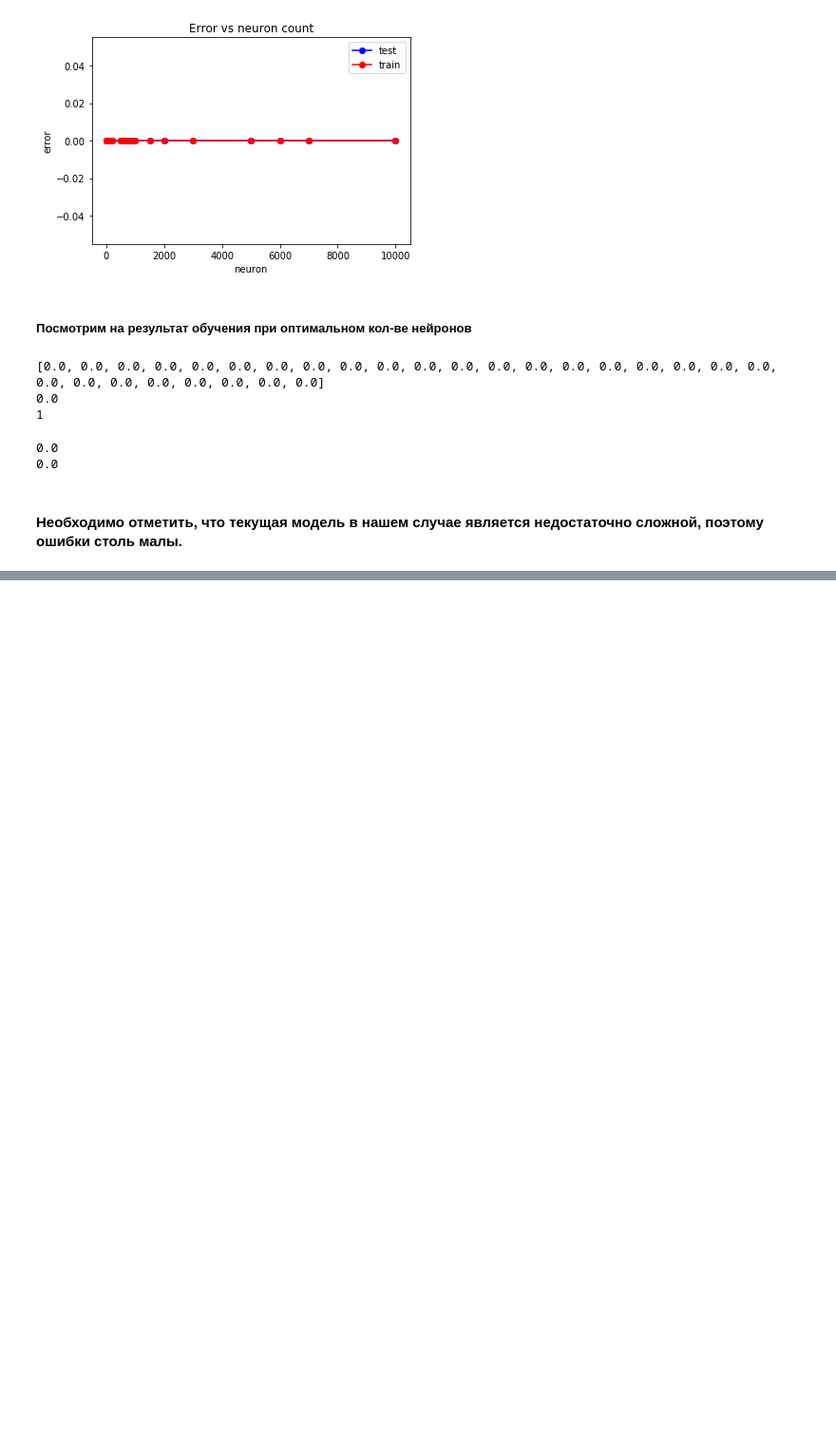
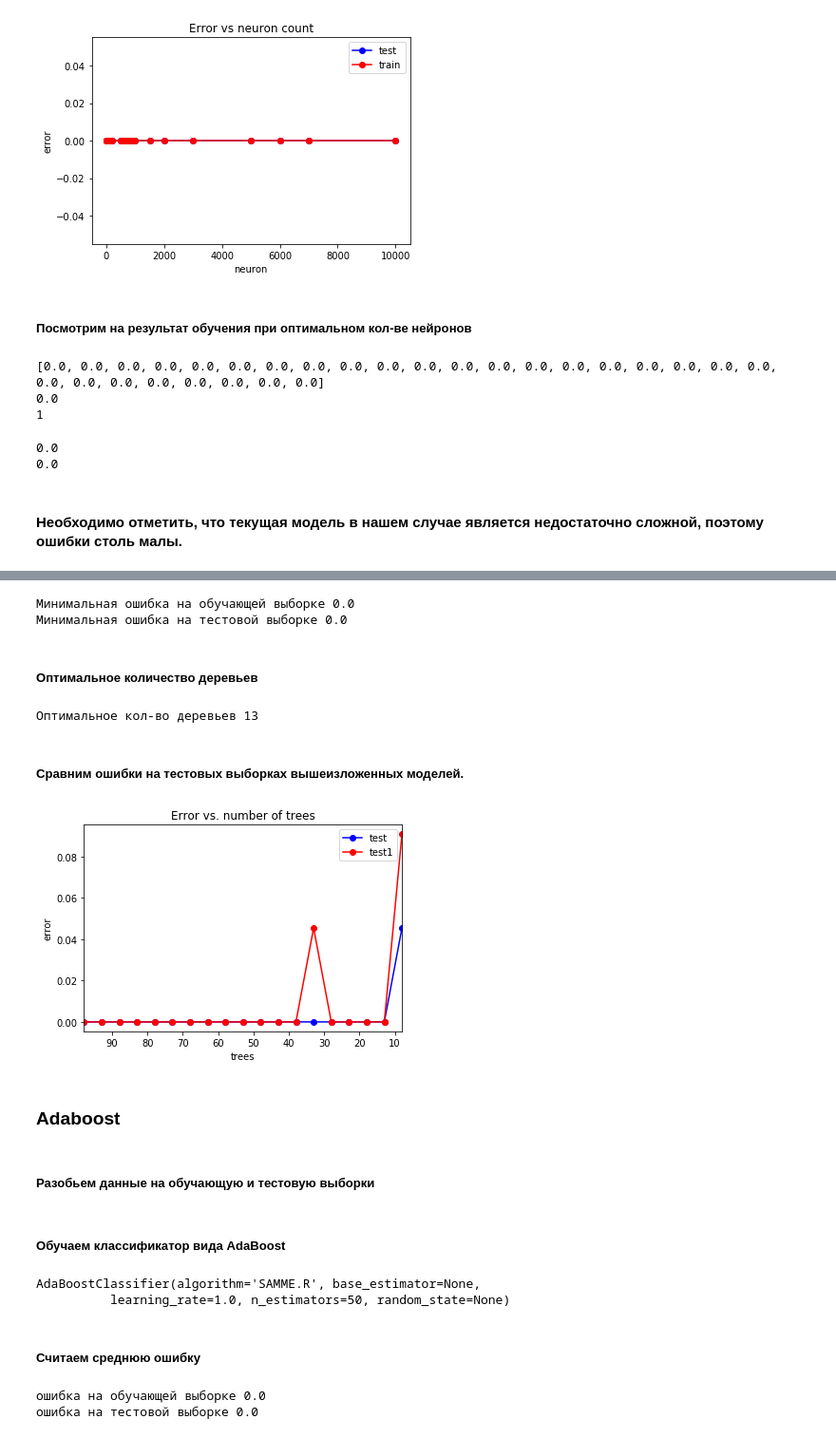
Before and after one commit to might52/ml, a Jupyter notebook: ml_lab1/ml_kabaddi.ipynb, the cells around one changed output, grey strips where cells are left out. Shown at 95% size. Cells and saved outputs as stored; diff of their text form; code cells hidden in the pictures; blank space fills up the shorter version.

```diff
--- a/ml_lab1/ml_kabaddi.ipynb
+++ b/ml_lab1/ml_kabaddi.ipynb
@@ -1009,0 +1148,36 @@ print(np.mean(y_test != y_test_pred))
+# %%
+min_train_err = np.min(train_err)
+min_test_err = np.min(test_err)
+#print(min_train_err, min_test_err)
+print("Минимальная ошибка на обучающей выборке", min_train_err)
+print("Минимальная ошибка на тестовой выборке", min_test_err)
+# %% [output]
+Минимальная ошибка на обучающей выборке 0.0
+Минимальная ошибка на тестовой выборке 0.0
+# %% [markdown]
+##### Оптимальное количество деревьев
+# %%
+trees_opt = trees_arr[test_err == min_test_err]
+trees_opt = trees_opt[0]
+print("Оптимальное кол-во деревьев", trees_opt)
+# %% [output]
+Оптимальное кол-во деревьев 13
+# %% [markdown]
+##### Сравним ошибки на тестовых выборках вышеизложенных моделей.
+# %%
+plt.plot(trees_arr, test_err, 'b-o', label = 'test')
+plt.plot(trees_arr1, test_err1, 'r-o', label = 'test1')
+#plt.plot(trees_arr, test_err, 'r-o', label = 'test')
+#plt.plot(trees_arr, oob_err, 'g-o', label = 'oob')
+plt.xlim([np.max(trees_arr), np.min(trees_arr)])
+plt.title('Error vs. number of trees')
+plt.xlabel('trees')
+plt.ylabel('error')
+plt.legend()
+pass
+# %% [output]
+[figure, added]
+# %% [markdown]
+### Adaboost
+# %% [markdown]
+##### Разобьем данные на обучающую и тестовую выборки
@@ -1009,0 +1186,10 @@ print(np.mean(y_test != y_test_pred))
+# %% [markdown]
+##### Обучаем классификатор вида AdaBoost
+# %%
+ab_model = ensemble.AdaBoostClassifier(n_estimators = 50)
+ab_model.fit(X_train, y_train)
+# %% [output]
+AdaBoostClassifier(algorithm='SAMME.R', base_estimator=None,
+          learning_rate=1.0, n_estimators=50, random_state=None)
+# %% [markdown]
+##### Считаем среднюю ошибку
@@ -1009,0 +1204,9 @@ print(np.mean(y_test != y_test_pred))
+# %%
+err_train = np.mean(y_train != ab_model.predict(X_train))
+err_test  = np.mean(y_test  != ab_model.predict(X_test))
+#print(err_train, err_test)
+print("ошибка на обучающей выборке", err_train)
+print("ошибка на тестовой выборке", err_test)
+# %% [output]
+ошибка на обучающей выборке 0.0
+ошибка на тестовой выборке 0.0
```
Also changed, not shown: parts of 50 cells of this notebook.
